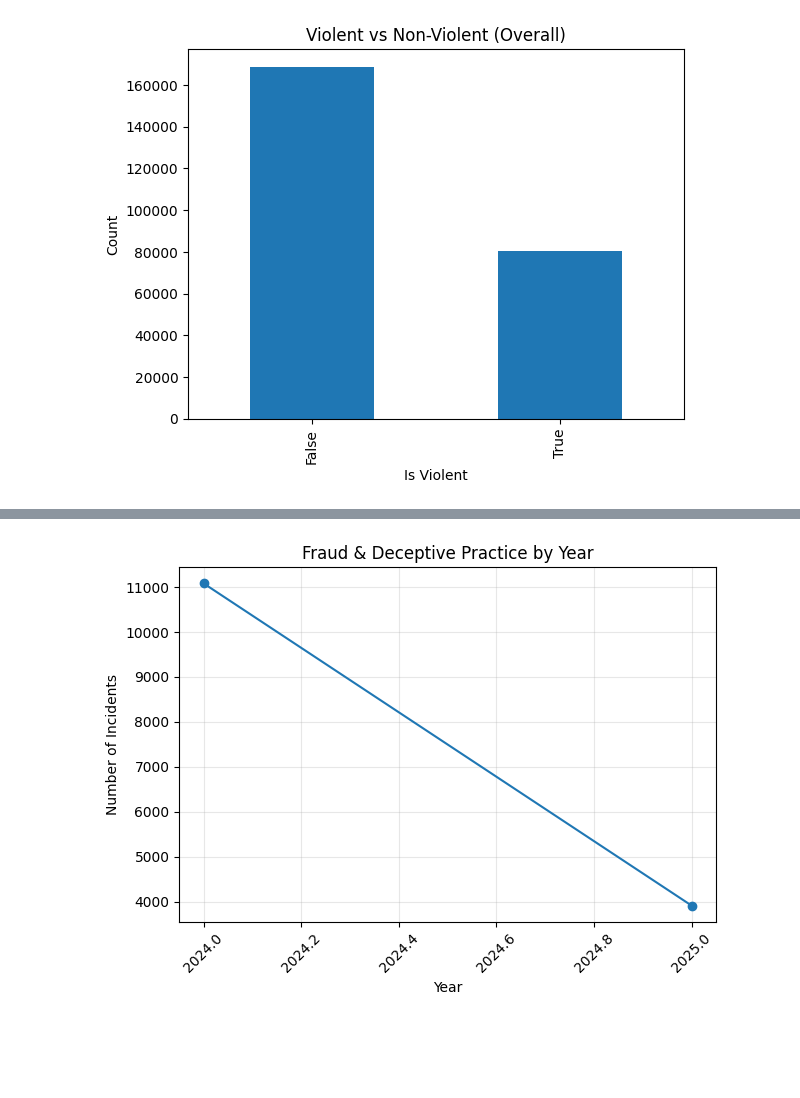
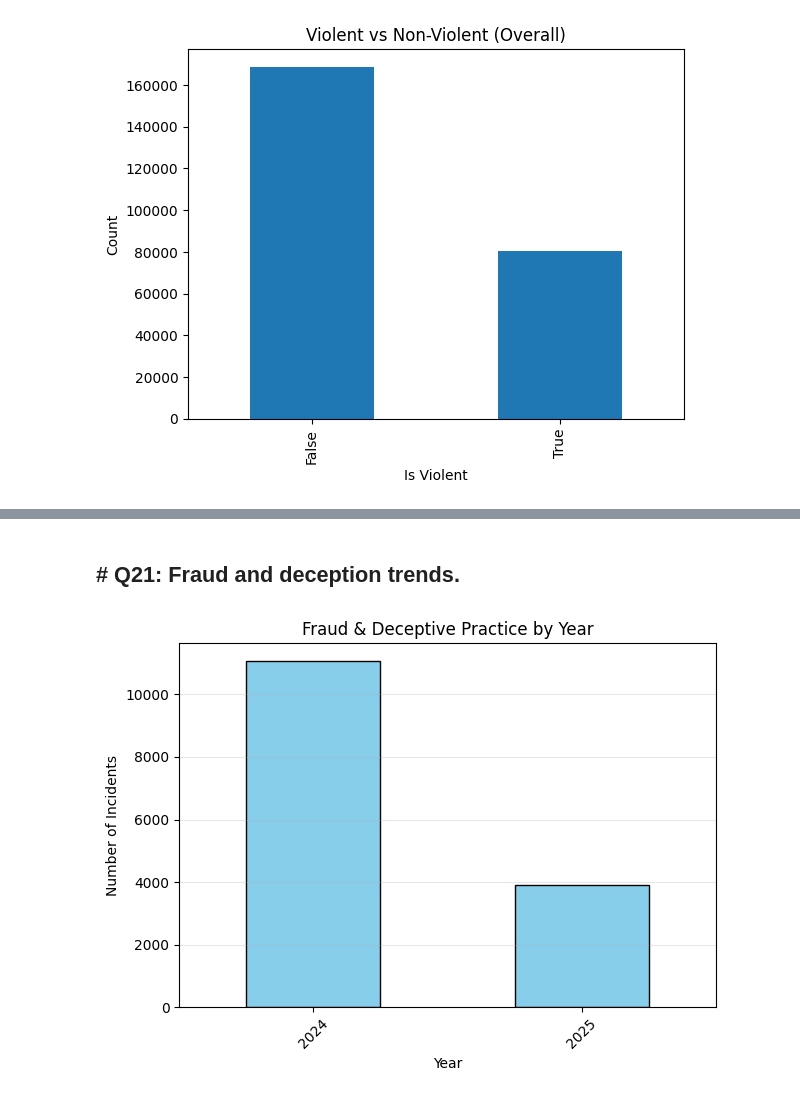
Before and after one commit to mariscotes/ELECT303-DataAnalytics, a Jupyter notebook: HandsOnExam.ipynb, the cells around one changed output, grey strips where cells are left out. Saved outputs shown, nothing was run; the diff lists cells and outputs as text; code cells hidden in the pictures; blank space fills up the shorter version.

```diff
--- a/HandsOnExam.ipynb
+++ b/HandsOnExam.ipynb
@@ -517,19 +650,19 @@ plt.show()
+# %% [markdown]
+<h2># Q21: Fraud and deception trends.</h2>
 # %%
-#Fraud and deception trends.
 fraud_types = ['DECEPTIVE PRACTICE', 'FRAUD']
 fraud = cc[cc['Primary Type Clean'].isin(fraud_types)]
 fraud_trend = fraud.groupby('Year').size()
-# Plot the trend
-fraud_trend.plot(kind='line', marker='o')  # Line with markers for clarity
+
+fraud_trend.plot(kind='bar', color='skyblue', edgecolor='black')
+
 plt.title('Fraud & Deceptive Practice by Year')
 plt.xlabel('Year')
 plt.ylabel('Number of Incidents')
-plt.xticks(rotation=45)  # Rotate labels if crowded
-plt.grid(True, alpha=0.3)  # Optional subtle grid
-plt.tight_layout()  # Fit elements properly
-# Save with correct syntax (use '18' as filename prefix)
-plt.savefig('18_Fraud_trend.png', dpi=300, bbox_inches='tight')  # PNG; change to .pdf if preferred
-# Display in Jupyter (optional; remove if only saving)
+plt.xticks(rotation=45)
+plt.grid(axis='y', alpha=0.3)
+plt.tight_layout()
+
 plt.show()
 # %% [output]
-[figure, old version]
+[figure, new version]
```
Also changed, not shown: parts of 31 cells of this notebook.
